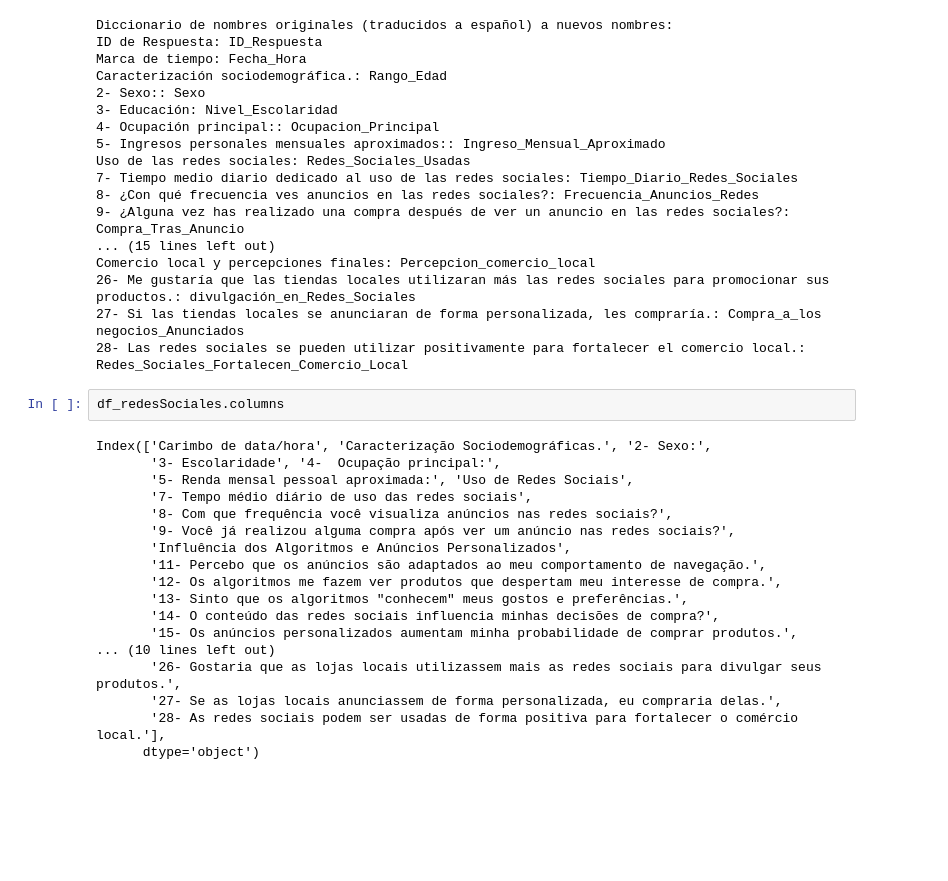
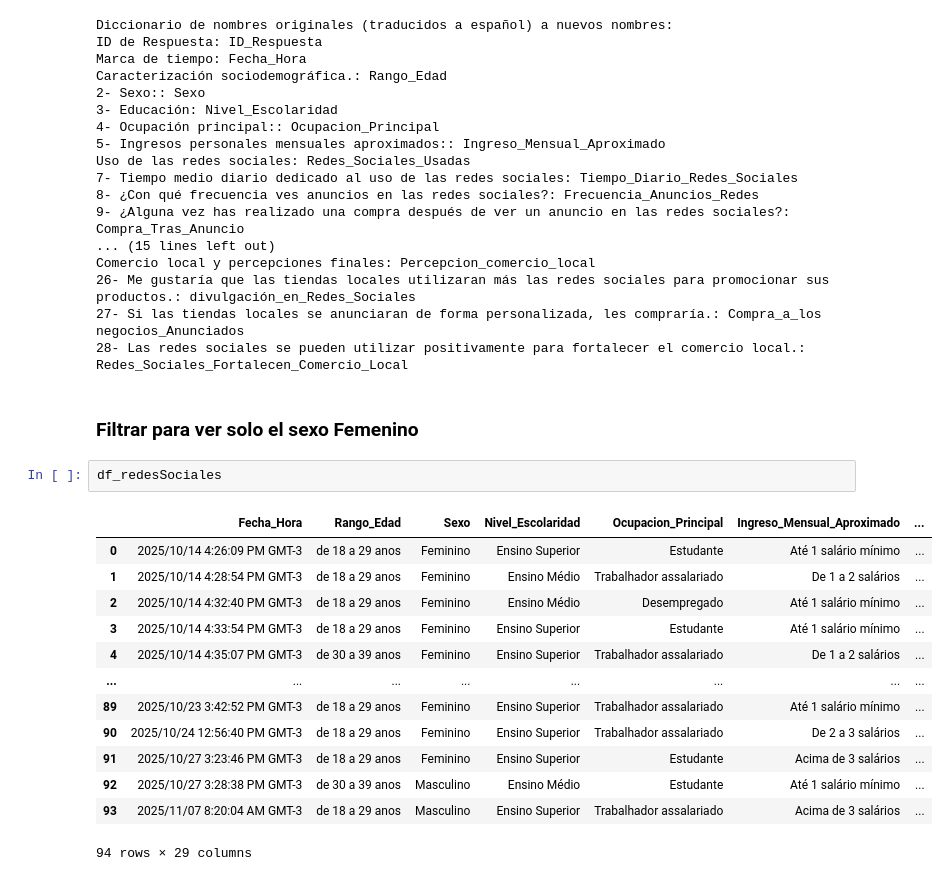
Before and after one commit to AlvaroRg-bot/redessociales, a Jupyter notebook: AnalisisRedesSociales.ipynb, the cells around one changed output. Drawn from its saved outputs; the diff is of its cells as text; blank space fills up the shorter version.

```diff
--- a/AnalisisRedesSociales.ipynb
+++ b/AnalisisRedesSociales.ipynb
@@ -307,23 +265,21 @@ Comercio local y percepciones finales: Percepcion_comercio_local
 26- Me gustaría que las tiendas locales utilizaran más las redes sociales para promocionar sus productos.: divulgación_en_Redes_Sociales
 27- Si las tiendas locales se anunciaran de forma personalizada, les compraría.: Compra_a_los negocios_Anunciados
 28- Las redes sociales se pueden utilizar positivamente para fortalecer el comercio local.: Redes_Sociales_Fortalecen_Comercio_Local
+# %% [markdown]
+### Filtrar para ver solo el sexo Femenino
 # %%
-df_redesSociales.columns
+df_redesSociales
 # %% [output]
+|  | Fecha_Hora | Rango_Edad | Sexo | Nivel_Escolaridad | Ocupacion_Principal | Ingreso_Mensual_Aproximado | ... |
+| 0 | 2025/10/14 4:26:09 PM GMT-3 | de 18 a 29 anos | Feminino | Ensino Superior | Estudante | Até 1 salário mínimo | ... |
+| 1 | 2025/10/14 4:28:54 PM GMT-3 | de 18 a 29 anos | Feminino | Ensino Médio | Trabalhador assalariado | De 1 a 2 salários | ... |
+| 2 | 2025/10/14 4:32:40 PM GMT-3 | de 18 a 29 anos | Feminino | Ensino Médio | Desempregado | Até 1 salário mínimo | ... |
+| 3 | 2025/10/14 4:33:54 PM GMT-3 | de 18 a 29 anos | Feminino | Ensino Superior | Estudante | Até 1 salário mínimo | ... |
+| 4 | 2025/10/14 4:35:07 PM GMT-3 | de 30 a 39 anos | Feminino | Ensino Superior | Trabalhador assalariado | De 1 a 2 salários | ... |
+| ... | ... | ... | ... | ... | ... | ... | ... |
+| 89 | 2025/10/23 3:42:52 PM GMT-3 | de 18 a 29 anos | Feminino | Ensino Superior | Trabalhador assalariado | Até 1 salário mínimo | ... |
+| 90 | 2025/10/24 12:56:40 PM GMT-3 | de 18 a 29 anos | Feminino | Ensino Superior | Trabalhador assalariado | De 2 a 3 salários | ... |
+| 91 | 2025/10/27 3:23:46 PM GMT-3 | de 18 a 29 anos | Feminino | Ensino Superior | Estudante | Acima de 3 salários | ... |
+| 92 | 2025/10/27 3:28:38 PM GMT-3 | de 30 a 39 anos | Masculino | Ensino Médio | Estudante | Até 1 salário mínimo | ... |
+| 93 | 2025/11/07 8:20:04 AM GMT-3 | de 18 a 29 anos | Masculino | Ensino Superior | Trabalhador assalariado | Acima de 3 salários | ... |
-Index(['Carimbo de data/hora', 'Caracterização Sociodemográficas.', '2- Sexo:',
-       '3- Escolaridade', '4-  Ocupação principal:',
-       '5- Renda mensal pessoal aproximada:', 'Uso de Redes Sociais',
-       '7- Tempo médio diário de uso das redes sociais',
-       '8- Com que frequência você visualiza anúncios nas redes sociais?',
-       '9- Você já realizou alguma compra após ver um anúncio nas redes sociais?',
-       'Influência dos Algoritmos e Anúncios Personalizados',
-       '11- Percebo que os anúncios são adaptados ao meu comportamento de navegação.',
-       '12- Os algoritmos me fazem ver produtos que despertam meu interesse de compra.',
-       '13- Sinto que os algoritmos "conhecem" meus gostos e preferências.',
-       '14- O conteúdo das redes sociais influencia minhas decisões de compra?',
-       '15- Os anúncios personalizados aumentam minha probabilidade de comprar produtos.',
-... (10 lines left out)
-       '26- Gostaria que as lojas locais utilizassem mais as redes sociais para divulgar seus produtos.',
-       '27- Se as lojas locais anunciassem de forma personalizada, eu compraria delas.',
-       '28- As redes sociais podem ser usadas de forma positiva para fortalecer o comércio local.'],
-      dtype='object')
+94 rows × 29 columns
```
Also changed, not shown: parts of 23 cells of this notebook.
